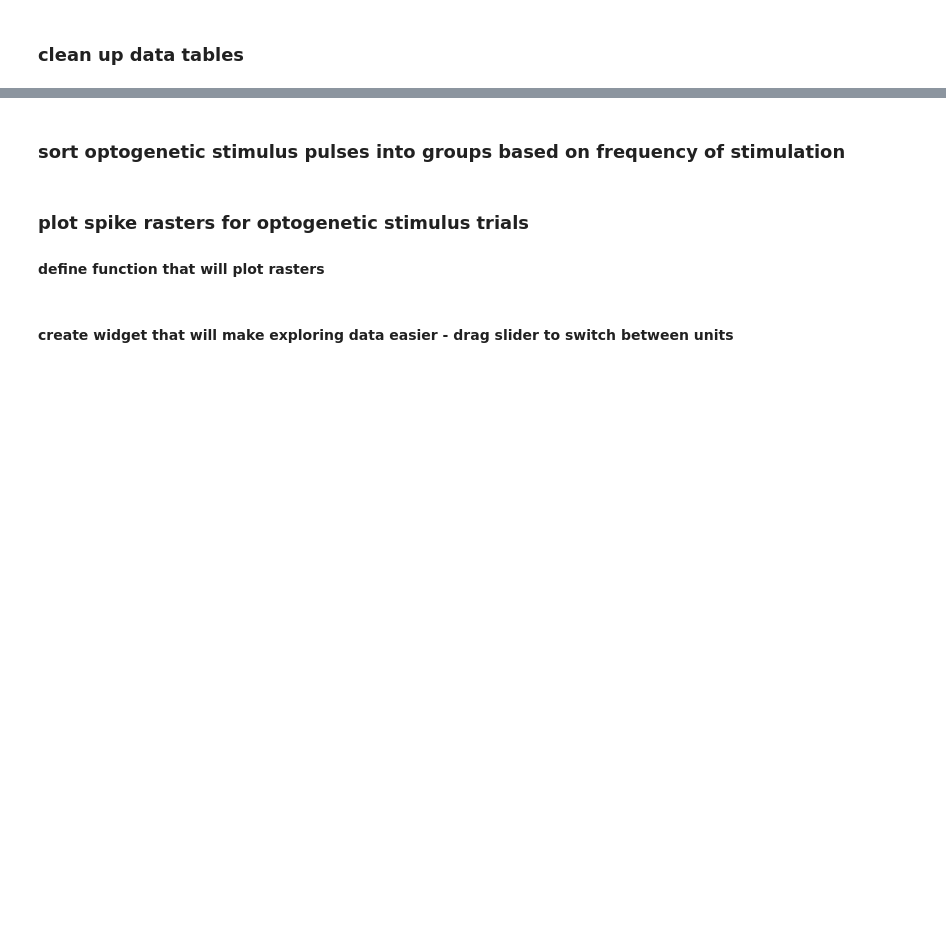
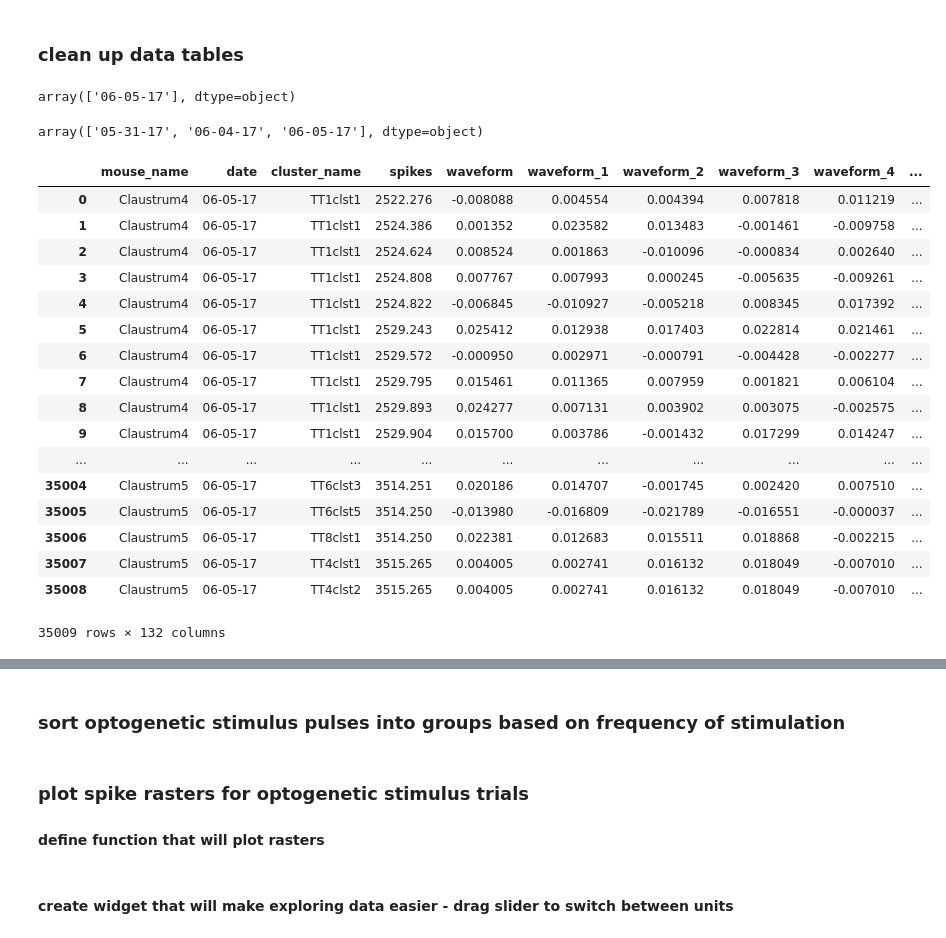
Before and after one commit to efinkel/Claustrum_analysis, a Jupyter notebook: Claustrum_analysis_notebook.ipynb, the cells around one changed output, grey strips where cells are left out. Drawn from its saved outputs; the diff is of its cells as text; code cells hidden in the pictures; blank space fills up the shorter version.

```diff
--- a/Claustrum_analysis_notebook.ipynb
+++ b/Claustrum_analysis_notebook.ipynb
@@ -17,11 +17,12 @@ from collections import Iterable
 import matplotlib.pylab as mpl
 %load_ext autoreload
 
-mat = sp.io.loadmat('allUnitsLog_claus.mat')
-mat2 = sp.io.loadmat('Opto_log_allUnits_claus.mat')
+mat = sp.io.loadmat('Log_Claustrum4.mat')
+mat2 = sp.io.loadmat('Opto_log_Claustrum4.mat')
 log = mat['fullLog']
-log_df = pd.DataFrame(log, columns=['mouse_name', 'date', 'block_type', 'trial_type', 'touch_stimulus',\
-                                    'vis_stimulus', 'response','trial_num', 'stim_onset', 'stim_offset', 'licks_right',\
-                                    'licks_left', 'spike_times', 'cluster_name' ])
+log_df = pd.DataFrame(log, columns=['mouse_name', 'date','block_type', 'trial_type', 'touch_stimulus',
+                                    'vis_stimulus', 'response','correct', 'trial_num', 'stim_onset', 'stim_offset',
+                                    'licks_right', 'licks_left', 'spike_times', 'cluster_name' ])
 opto_log = mat2['fullOptoTable']
-opto_log_df = pd.DataFrame(opto_log, columns=['mouse_name', 'date', 'cluster_name', 'opto_stim_onsets', 'opto_stim_offsets', 'spikes'])
+opto_log_df = pd.DataFrame(opto_log, columns=['mouse_name', 'date', 'cluster_name', 'opto_stim_onsets',
+                                              'opto_stim_offsets'])
@@ -36,2 +28,0 @@ data[3]
-# %%
-mat3 = sp.io.loadmat('waveform_log.mat')
@@ -43,10 +107,9 @@ waveforms_df.head(3)
 # %% [markdown]
 ### clean up data tables
 # %%
-
-for col in [0,1,2,3,4,5,6,6,7,7,7,7,8,8,8,8,9,9,9,9,10,10,11,11,13]:
+for col in [0,1,2,3,4,5,6,6,7,7,8,8,8,8,9,9,9,9,10,10,10,10,11,11,12,12,14]:
         log_df.ix[:,col] = log_df.ix[:,col].str[0]
 for col in [0,1,2,3,4]:
         opto_log_df.ix[:,col] = opto_log_df.ix[:,col].str[0]
-for col in [0,1,2]:
-    waveforms_df.ix[:,col] = waveforms_df.ix[:,col].str[0]
+opto_spikes_df['cluster_name'] = opto_spikes_df['cluster_name'].apply(lambda y: 'T'+ y)
+opto_waves_df['cluster_name'] = opto_waves_df['cluster_name'].apply(lambda y: 'T'+ y)
@@ -76,3 +116,32 @@ for unit in range(len(opto_log_df)):
+# %%
+log_df.loc[log_df['mouse_name'] == 'Claustrum4', 'date'].unique()
+# %% [output]
+array(['06-05-17'], dtype=object)
+# %%
+log_df.loc[log_df['mouse_name'] == 'Claustrum5', 'date'].unique()
+# %% [output]
+array(['05-31-17', '06-04-17', '06-05-17'], dtype=object)
+# %%
+opto_waves_df
+# %% [output]
+|  | mouse_name | date | cluster_name | spikes | waveform | waveform_1 | waveform_2 | waveform_3 | waveform_4 | ... |
+| 0 | Claustrum4 | 06-05-17 | TT1clst1 | 2522.276 | -0.008088 | 0.004554 | 0.004394 | 0.007818 | 0.011219 | ... |
+| 1 | Claustrum4 | 06-05-17 | TT1clst1 | 2524.386 | 0.001352 | 0.023582 | 0.013483 | -0.001461 | -0.009758 | ... |
+| 2 | Claustrum4 | 06-05-17 | TT1clst1 | 2524.624 | 0.008524 | 0.001863 | -0.010096 | -0.000834 | 0.002640 | ... |
+| 3 | Claustrum4 | 06-05-17 | TT1clst1 | 2524.808 | 0.007767 | 0.007993 | 0.000245 | -0.005635 | -0.009261 | ... |
+| 4 | Claustrum4 | 06-05-17 | TT1clst1 | 2524.822 | -0.006845 | -0.010927 | -0.005218 | 0.008345 | 0.017392 | ... |
+| 5 | Claustrum4 | 06-05-17 | TT1clst1 | 2529.243 | 0.025412 | 0.012938 | 0.017403 | 0.022814 | 0.021461 | ... |
+| 6 | Claustrum4 | 06-05-17 | TT1clst1 | 2529.572 | -0.000950 | 0.002971 | -0.000791 | -0.004428 | -0.002277 | ... |
+| 7 | Claustrum4 | 06-05-17 | TT1clst1 | 2529.795 | 0.015461 | 0.011365 | 0.007959 | 0.001821 | 0.006104 | ... |
+| 8 | Claustrum4 | 06-05-17 | TT1clst1 | 2529.893 | 0.024277 | 0.007131 | 0.003902 | 0.003075 | -0.002575 | ... |
+| 9 | Claustrum4 | 06-05-17 | TT1clst1 | 2529.904 | 0.015700 | 0.003786 | -0.001432 | 0.017299 | 0.014247 | ... |
+| ... | ... | ... | ... | ... | ... | ... | ... | ... | ... | ... |
+| 35004 | Claustrum5 | 06-05-17 | TT6clst3 | 3514.251 | 0.020186 | 0.014707 | -0.001745 | 0.002420 | 0.007510 | ... |
+| 35005 | Claustrum5 | 06-05-17 | TT6clst5 | 3514.250 | -0.013980 | -0.016809 | -0.021789 | -0.016551 | -0.000037 | ... |
+| 35006 | Claustrum5 | 06-05-17 | TT8clst1 | 3514.250 | 0.022381 | 0.012683 | 0.015511 | 0.018868 | -0.002215 | ... |
+| 35007 | Claustrum5 | 06-05-17 | TT4clst1 | 3515.265 | 0.004005 | 0.002741 | 0.016132 | 0.018049 | -0.007010 | ... |
+| 35008 | Claustrum5 | 06-05-17 | TT4clst2 | 3515.265 | 0.004005 | 0.002741 | 0.016132 | 0.018049 | -0.007010 | ... |
+35009 rows × 132 columns
 # %%
 opto_log_df['waveforms1'] = np.nan
 opto_log_df['waveforms2'] = np.nan
```
Also changed, not shown: parts of 10 cells of this notebook, 7 other files.
